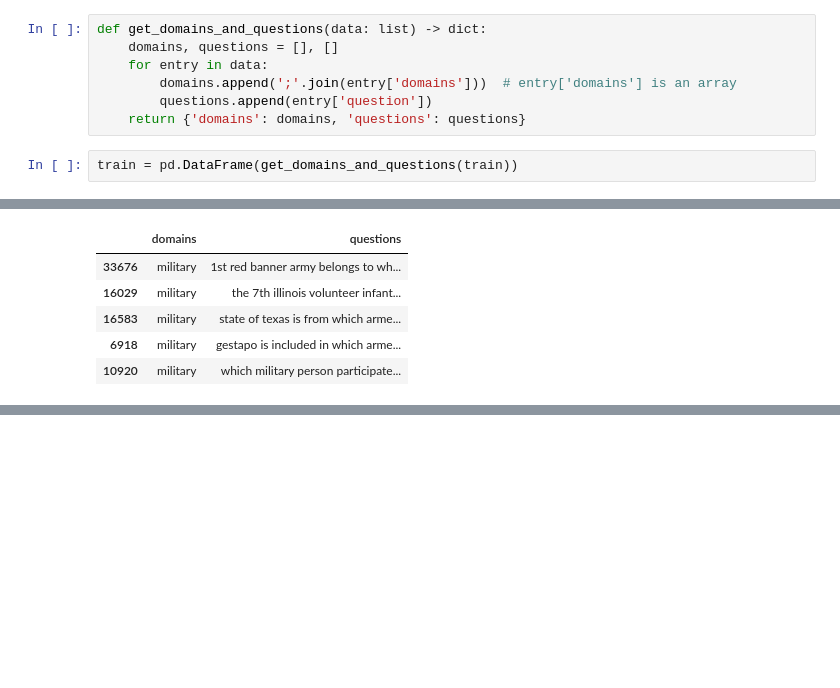
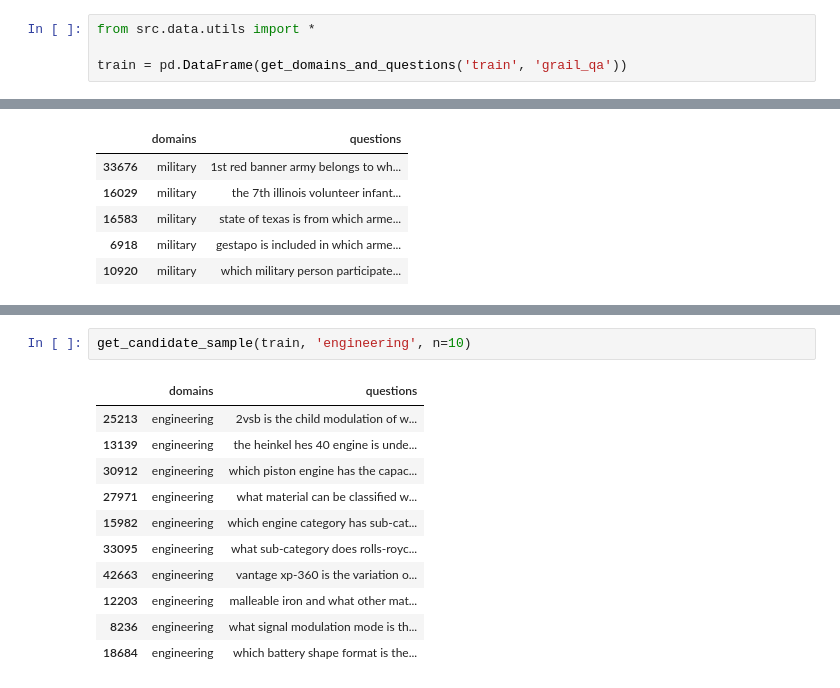
Before and after one commit to kinga-k-farkas/glg-ack, a Jupyter notebook: notebooks/amqdn-0.1-eda-grail-qa.ipynb, the cells around one changed output, grey strips where cells are left out. Drawn from its saved outputs; the diff is of its cells as text; blank space fills up the shorter version.

Commit message:
Little more EDA on grail_qa and refactor

```diff
--- a/notebooks/amqdn-0.1-eda-grail-qa.ipynb
+++ b/notebooks/amqdn-0.1-eda-grail-qa.ipynb
@@ -60,12 +53,7 @@ with open(path_prefix + 'train.json', 'rb') as f:
-# %%
-def get_domains_and_questions(data: list) -> dict:
-    domains, questions = [], []
-    for entry in data:
-        domains.append(';'.join(entry['domains']))  # entry['domains'] is an array
-        questions.append(entry['question'])
-    return {'domains': domains, 'questions': questions}
 # %%
-train = pd.DataFrame(get_domains_and_questions(train))
+from src.data.utils import *
+
+train = pd.DataFrame(get_domains_and_questions('train', 'grail_qa'))
 # %%
 train.head()
 # %% [output]
@@ -218,0 +211,14 @@ get_sample('military')
+# %%
+get_candidate_sample(train, 'engineering', n=10)
+# %% [output]
+|  | domains | questions |
+| 25213 | engineering | 2vsb is the child modulation of w... |
+| 13139 | engineering | the heinkel hes 40 engine is unde... |
+| 30912 | engineering | which piston engine has the capac... |
+| 27971 | engineering | what material can be classified w... |
+| 15982 | engineering | which engine category has sub-cat... |
+| 33095 | engineering | what sub-category does rolls-royc... |
+| 42663 | engineering | vantage xp-360 is the variation o... |
+| 12203 | engineering | malleable iron and what other mat... |
+| 8236 | engineering | what signal modulation mode is th... |
+| 18684 | engineering | which battery shape format is the... |
```
Also changed, not shown: parts of 4 cells of this notebook.
